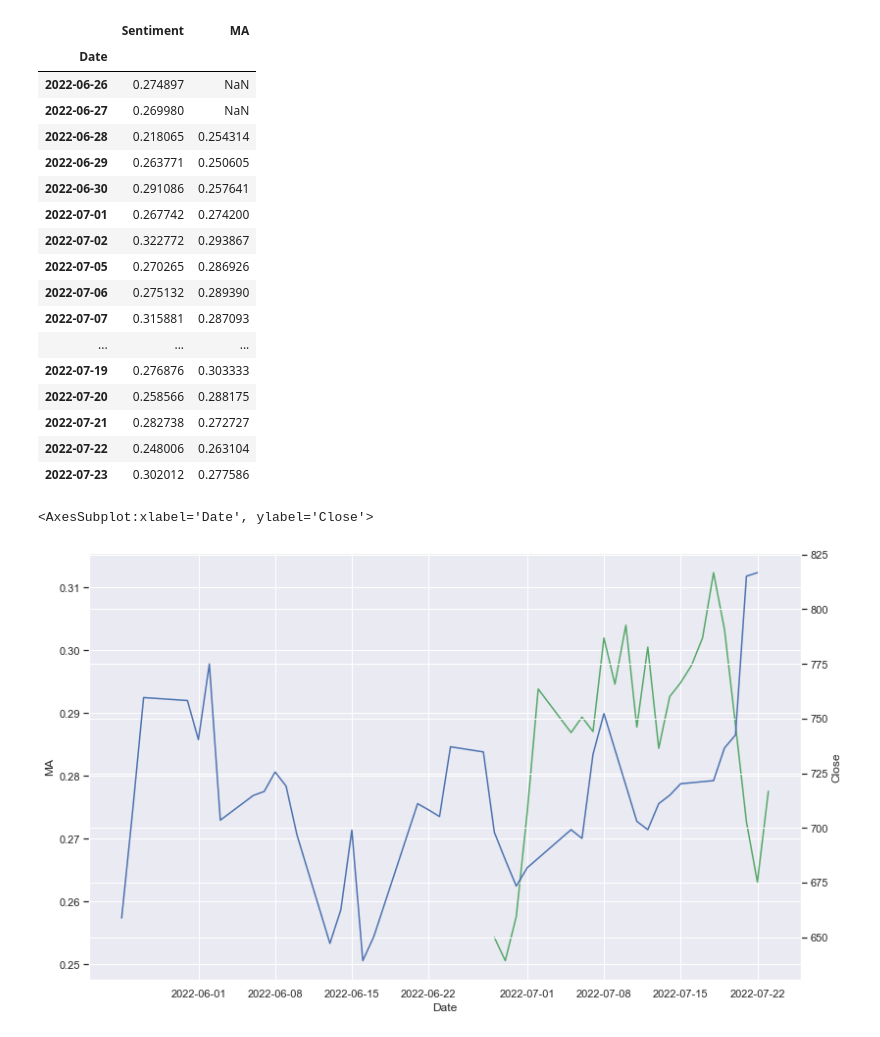
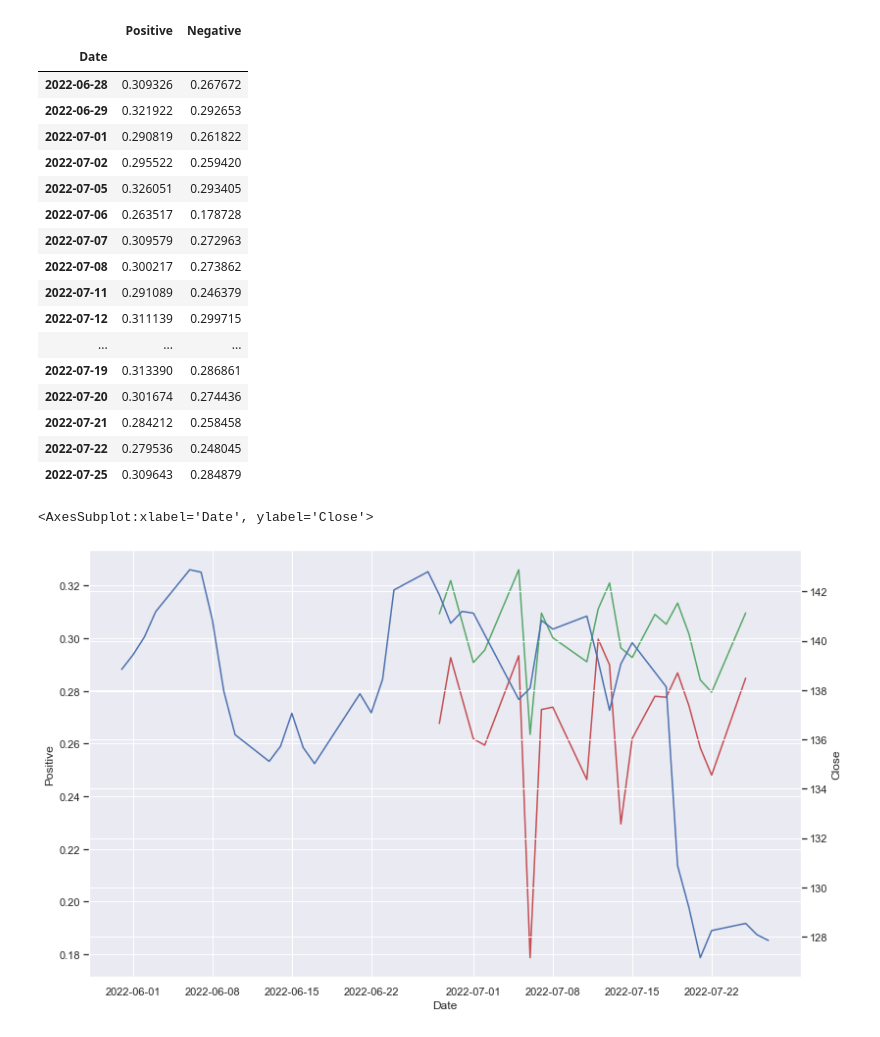
Before and after one commit to Red-Nova/NASDAQ-SSE-ML-Stock-Predictions, a Jupyter notebook: Sentiment_analysis_bi-lstm.ipynb, the cells around one changed output. Cells and saved outputs as stored; diff of their text form; code cells hidden in the pictures.

```diff
--- a/Sentiment_analysis_bi-lstm.ipynb
+++ b/Sentiment_analysis_bi-lstm.ipynb
@@ -19,7 +19,7 @@ bi_lstm_model = load_model('bi-lstm.h5')
 to_date = date.today().strftime('%Y-%m-%d')
 gn = GoogleNews(lang='en')
 
-tickers="TSLA"
+tickers="IBM"
 
 # search query format
 # "ticker stock" OR intitle: ticker
@@ -31,7 +31,7 @@ sources = []  # used for title cleaning
 dates = []
 # search articles day by day
 for days_before in range(1, 30 ):
-    from_date = date.today()-timedelta(days=days_before)
+    from_date = date.today()-timedelta(days=(days_before))
     to_date = date.today()-timedelta(days=(days_before-1))
     # articles in 30 days
     articles = gn.search(query,
@@ -94,8 +94,10 @@ prediction = bi_lstm_model.predict(X)
 df = pd.DataFrame(prediction,columns=['neutral','positve','negative'])
 df.head()
 
-sentiments =[]
+positive_sentiments =[]
+negative_sentiments = []
 prediction.tolist()
 for i in prediction:
-    sentiments.append((i[1]-i[2]))
+    positive_sentiments.append(i[1])
+    negative_sentiments.append(i[2])
 # %% [output]
@@ -103,55 +105,56 @@ for i in prediction:
 # %%
 import numpy as np
 import pandas as pd
-table = np.array([dates, titles, sentiments])
+table = np.array([dates, titles, positive_sentiments, negative_sentiments])
 news_df = pd.DataFrame(table.transpose(), columns=[
-                       'Date', 'Title', 'Sentiment'])
+                       'Date', 'Title', 'Positive', 'Negative'])
 # %%
-news_df['Sentiment'] = pd.to_numeric(news_df['Sentiment'])
+news_df['Positive'] = pd.to_numeric(news_df['Positive'])
+news_df['Negative'] = pd.to_numeric(news_df['Negative'])
 news_df = news_df.groupby('Date').mean()
 
-news_df['MA'] = news_df.rolling(window=3).mean()
 news_df
 # %% [output]
-|  | Sentiment | MA |
+|  | Positive | Negative |
 | Date |  |  |
-| 2022-06-26 | 0.274897 | NaN |
-| 2022-06-27 | 0.269980 | NaN |
-| 2022-06-28 | 0.218065 | 0.254314 |
-| 2022-06-29 | 0.263771 | 0.250605 |
-| 2022-06-30 | 0.291086 | 0.257641 |
-| 2022-07-01 | 0.267742 | 0.274200 |
-| 2022-07-02 | 0.322772 | 0.293867 |
-| 2022-07-05 | 0.270265 | 0.286926 |
-| 2022-07-06 | 0.275132 | 0.289390 |
-| 2022-07-07 | 0.315881 | 0.287093 |
+| 2022-06-28 | 0.309326 | 0.267672 |
+| 2022-06-29 | 0.321922 | 0.292653 |
+| 2022-07-01 | 0.290819 | 0.261822 |
+| 2022-07-02 | 0.295522 | 0.259420 |
+| 2022-07-05 | 0.326051 | 0.293405 |
+| 2022-07-06 | 0.263517 | 0.178728 |
+| 2022-07-07 | 0.309579 | 0.272963 |
+| 2022-07-08 | 0.300217 | 0.273862 |
+| 2022-07-11 | 0.291089 | 0.246379 |
+| 2022-07-12 | 0.311139 | 0.299715 |
 | ... | ... | ... |
-| 2022-07-19 | 0.276876 | 0.303333 |
-| 2022-07-20 | 0.258566 | 0.288175 |
-| 2022-07-21 | 0.282738 | 0.272727 |
-| 2022-07-22 | 0.248006 | 0.263104 |
-| 2022-07-23 | 0.302012 | 0.277586 |
+| 2022-07-19 | 0.313390 | 0.286861 |
+| 2022-07-20 | 0.301674 | 0.274436 |
+| 2022-07-21 | 0.284212 | 0.258458 |
+| 2022-07-22 | 0.279536 | 0.248045 |
+| 2022-07-25 | 0.309643 | 0.284879 |
 # %%
 from datetime import datetime
 import matplotlib.pyplot as plt
 from matplotlib.pyplot import rc
 
 import seaborn as sb
 from pandas_datareader import data
 start = datetime.today()-timedelta(days=60)
 end = datetime.today()-timedelta(days=0)
 source = "yahoo"
-tickers = ["TSLA"]
 
-stock_df = pd.concat([data.DataReader(t, source, start, end)
-               for t in tickers]).reset_index()
+stock_df = pd.concat([data.DataReader(tickers, source, start, end)
+              ]).reset_index()
 dates = stock_df["Date"]
 stock_df.head()
 stock_df.set_index(stock_df['Date'],inplace=True)
 sb.set(rc={'figure.figsize': (13.0, 8.0)})
-ax = sb.lineplot(data=news_df['MA'],color='g')
+ax = sb.lineplot(data=news_df['Positive'],color='g')
+ax3 = sb.lineplot(data=news_df['Negative'], color='r')
 ax2 = plt.twinx()
-sb.lineplot(data=stock_df['Close'],ax=ax2)
+sb.lineplot(data=stock_df['Close'])
+# news_df.to_csv('./sentiment_data/PEP_s.csv')
 # %% [output]
 <AxesSubplot:xlabel='Date', ylabel='Close'>
-[figure, old version]
+[figure, new version]
```
Also changed, not shown: parts of 2 cells of this notebook.
